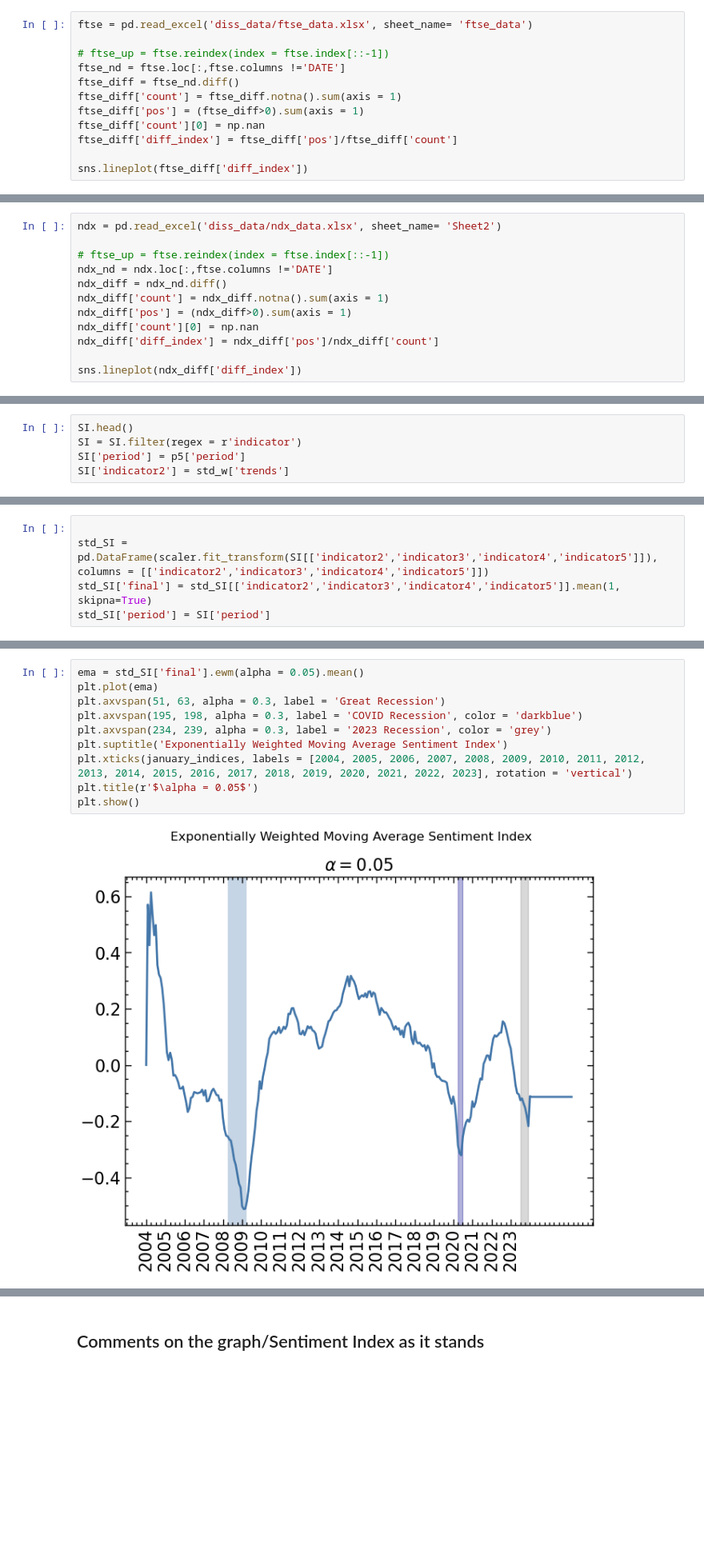
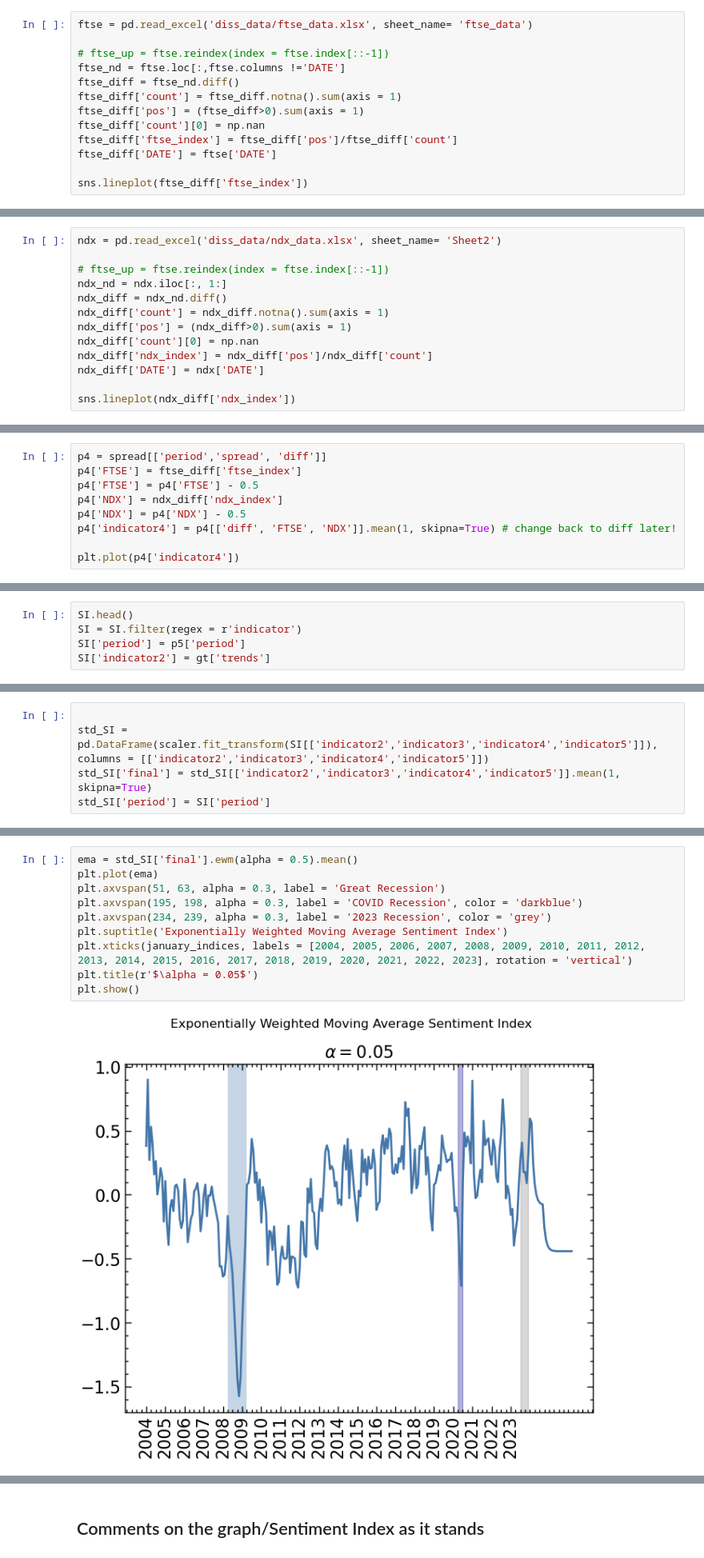
Before and after one commit to aycannon/diss, a Jupyter notebook: Compiled Indicator.ipynb, the cells around one changed output, grey strips where cells are left out. Shown at 80% size. Drawn from its saved outputs; the diff is of its cells as text; blank space fills up the shorter version.

```diff
--- a/Compiled Indicator.ipynb
+++ b/Compiled Indicator.ipynb
@@ -125,7 +138,8 @@ ftse_diff = ftse_nd.diff()
 ftse_diff['count'] = ftse_diff.notna().sum(axis = 1)
 ftse_diff['pos'] = (ftse_diff>0).sum(axis = 1)
 ftse_diff['count'][0] = np.nan
-ftse_diff['diff_index'] = ftse_diff['pos']/ftse_diff['count']
+ftse_diff['ftse_index'] = ftse_diff['pos']/ftse_diff['count']
+ftse_diff['DATE'] = ftse['DATE']
 
-sns.lineplot(ftse_diff['diff_index'])
+sns.lineplot(ftse_diff['ftse_index'])
 # %% [output]
@@ -139,12 +153,13 @@ print(ftse_diff['diff_index'][1])
 ndx = pd.read_excel('diss_data/ndx_data.xlsx', sheet_name= 'Sheet2')
 
 # ftse_up = ftse.reindex(index = ftse.index[::-1])
-ndx_nd = ndx.loc[:,ftse.columns !='DATE']
+ndx_nd = ndx.iloc[:, 1:]
 ndx_diff = ndx_nd.diff()
 ndx_diff['count'] = ndx_diff.notna().sum(axis = 1)
 ndx_diff['pos'] = (ndx_diff>0).sum(axis = 1)
 ndx_diff['count'][0] = np.nan
-ndx_diff['diff_index'] = ndx_diff['pos']/ndx_diff['count']
+ndx_diff['ndx_index'] = ndx_diff['pos']/ndx_diff['count']
+ndx_diff['DATE'] = ndx['DATE']
 
-sns.lineplot(ndx_diff['diff_index'])
+sns.lineplot(ndx_diff['ndx_index'])
 # %% [output]
@@ -155,0 +176,9 @@ p4['indicator4'] = p4['spread'] # change back to diff later!
+# %%
+p4 = spread[['period','spread', 'diff']]
+p4['FTSE'] = ftse_diff['ftse_index']
+p4['FTSE'] = p4['FTSE'] - 0.5
+p4['NDX'] = ndx_diff['ndx_index']
+p4['NDX'] = p4['NDX'] - 0.5
+p4['indicator4'] = p4[['diff', 'FTSE', 'NDX']].mean(1, skipna=True) # change back to diff later!
+
+plt.plot(p4['indicator4'])
@@ -207,7 +277,7 @@ SI = SI.merge(p3, 'left', on = 'period')
 SI.head()
 SI = SI.filter(regex = r'indicator')
 SI['period'] = p5['period']
-SI['indicator2'] = std_w['trends']
+SI['indicator2'] = gt['trends']
 # %%
 SI['final'] = SI[['indicator2','indicator3','indicator4','indicator5']].mean(1, skipna=True)
 # %%
@@ -261,15 +331,15 @@ plt.show()
 # %%
-ema = std_SI['final'].ewm(alpha = 0.05).mean()
+ema = std_SI['final'].ewm(alpha = 0.5).mean()
 plt.plot(ema)
 plt.axvspan(51, 63, alpha = 0.3, label = 'Great Recession')
 plt.axvspan(195, 198, alpha = 0.3, label = 'COVID Recession', color = 'darkblue')
 plt.axvspan(234, 239, alpha = 0.3, label = '2023 Recession', color = 'grey')
 plt.suptitle('Exponentially Weighted Moving Average Sentiment Index')
 plt.xticks(january_indices, labels = [2004, 2005, 2006, 2007, 2008, 2009, 2010, 2011, 2012, 2013, 2014, 2015, 2016, 2017, 2018, 2019, 2020, 2021, 2022, 2023], rotation = 'vertical')
 plt.title(r'$\alpha = 0.05$')
 plt.show()
 # %% [output]
-[figure, old version]
+[figure, new version]
 # %%
 std_SI[['indicator2', 'indicator3','indicator4', 'indicator5']].describe()
 # %% [output]
```
Also changed, not shown: parts of 19 cells of this notebook.
